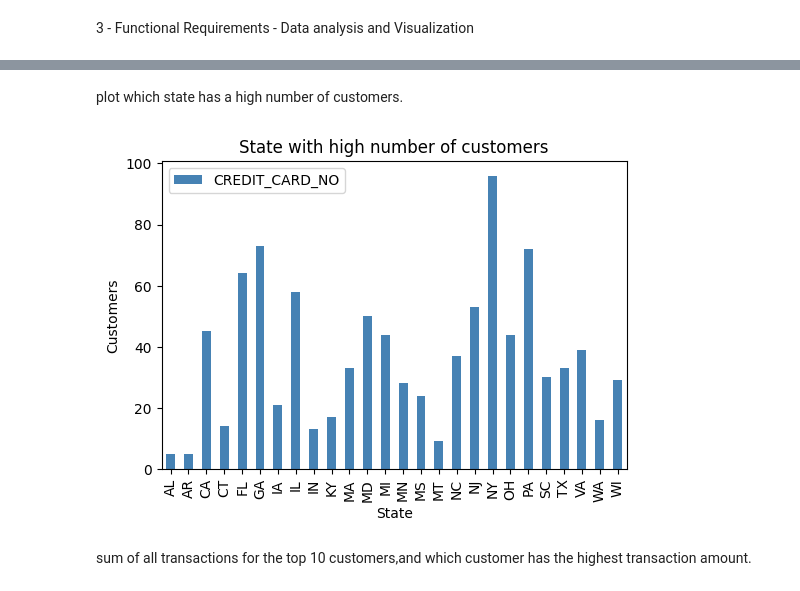
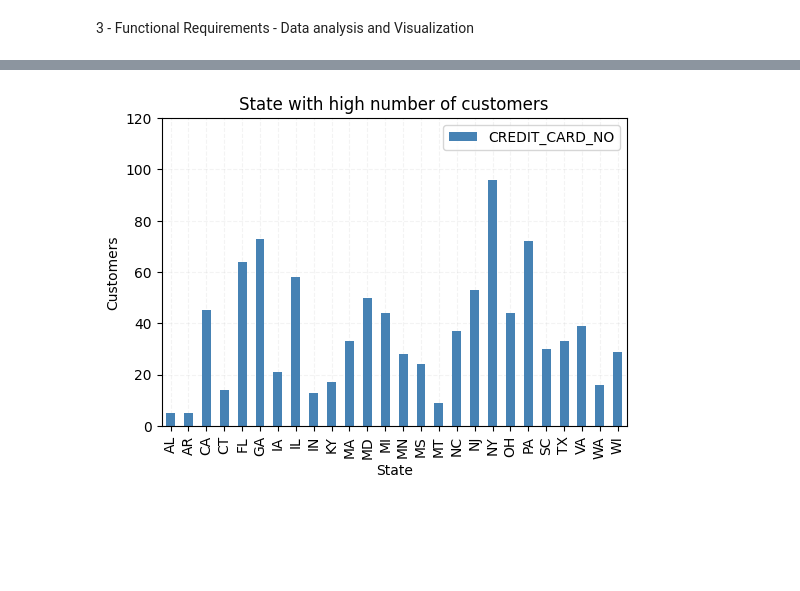
Before and after one commit to Priyakrishnan101/capstone, a Jupyter notebook: ETL_CS.ipynb, the cells around one changed output, grey strips where cells are left out. Cells and saved outputs as stored; diff of their text form; code cells hidden in the pictures; blank space fills up the shorter version.

Commit message:
Menu dirven and data visualization module added

```diff
--- a/ETL_CS.ipynb
+++ b/ETL_CS.ipynb
@@ -726,13 +728,19 @@ Error:
 # %% [markdown]
 3 - Functional Requirements - Data analysis and Visualization
 # %%
-def load_to_pandas(branch_df,credit_df,customer_df):
+# load data to pandas dataframe
+def load_to_branch_pandas():
+    branch_df = load_branch_from_db()
     branch_df_pandas = branch_df.toPandas()
+    return branch_df_pandas
+
+def load_to_credit_pandas():
+    credit_df = load_credit_from_db()
     credit_df_pandas = credit_df.toPandas()
+    return credit_df_pandas
+
+def load_to_customer_pandas():
+    customer_df = load_customer_from_db()
     customer_df_pandas = customer_df.toPandas()
-    return (branch_df_pandas,credit_df_pandas,customer_df_pandas)
+    return customer_df_pandas
-# %%
-#plot which transaction type has a high rate of transactions.
-branch_df,credit_df,customer_df=load_from_db()
-branch_df_pandas,credit_df_pandas,customer_df_pandas=load_to_pandas(branch_df,credit_df,customer_df)
 # %%
@@ -754,21 +766,21 @@ plt.show()
-# %% [markdown]
-plot which state has a high number of customers.
 # %%
-st_cust_df = customer_df_pandas[["CUST_STATE","CREDIT_CARD_NO"]]
-st_cust_df = st_cust_df.groupby(['CUST_STATE']).count()
-st_cust_df.reset_index(inplace = True)
-st_cust_df.head()
-st_cust_df.plot(x = "CUST_STATE", y="CREDIT_CARD_NO", kind = "bar",color='SteelBlue',figsize=(6, 4))
-plt.xlabel("State")
-plt.ylabel("Customers")
-plt.title("State with high number of customers")
-#plt.grid(linestyle='dashed', axis="both")
-#plt.yticks(list(range(0,500000,50000)))
-#plt.yticks([100000,200000,300000,400000,500000])
-#plt.xticks(np.arange(1,13,2))
-plt.show()
+#plot which state has a high number of customers.
+def high_customers_state():
+    customer_df_pandas = load_to_customer_pandas()
+    st_cust_df = customer_df_pandas[["CUST_STATE","CREDIT_CARD_NO"]]
+    st_cust_df = st_cust_df.groupby(['CUST_STATE']).count()
+    st_cust_df.reset_index(inplace = True)
+    st_cust_df.plot(x = "CUST_STATE", y="CREDIT_CARD_NO", kind = "bar",color='SteelBlue',figsize=(6, 4))
+    plt.xlabel("State")
+    plt.ylabel("Customers")
+    plt.title("State with high number of customers")
+    plt.grid(linestyle='dashed', axis="both",zorder=0.99,alpha = 0.15)
+    plt.yticks(list(range(0,140,20)))
+    #plt.yticks([100000,200000,300000,400000,500000])
+    #plt.xticks(np.arange(1,13,2))
+    plt.show()
+
+high_customers_state()
 # %% [output]
-[figure, old version]
+[figure, new version]
-# %% [markdown]
-sum of all transactions for the top 10 customers,and which customer has the highest transaction amount.
 # %%
```
Also changed, not shown: parts of 18 cells of this notebook, 1 other file.
